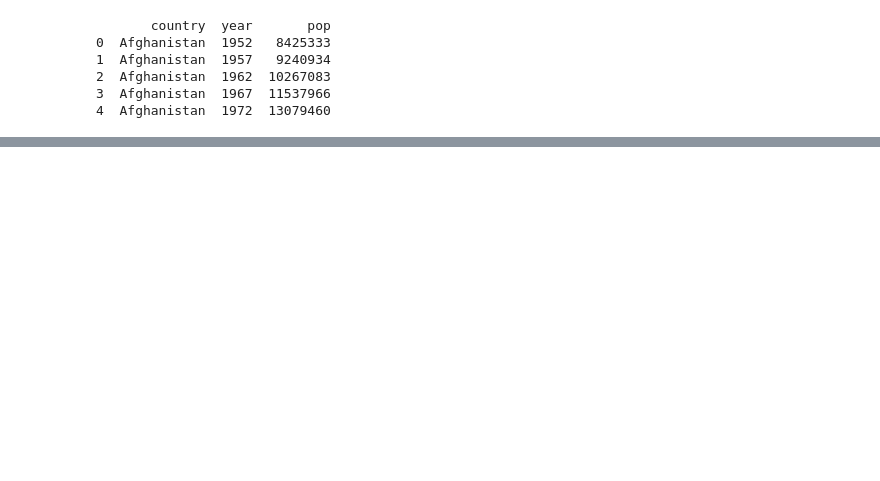
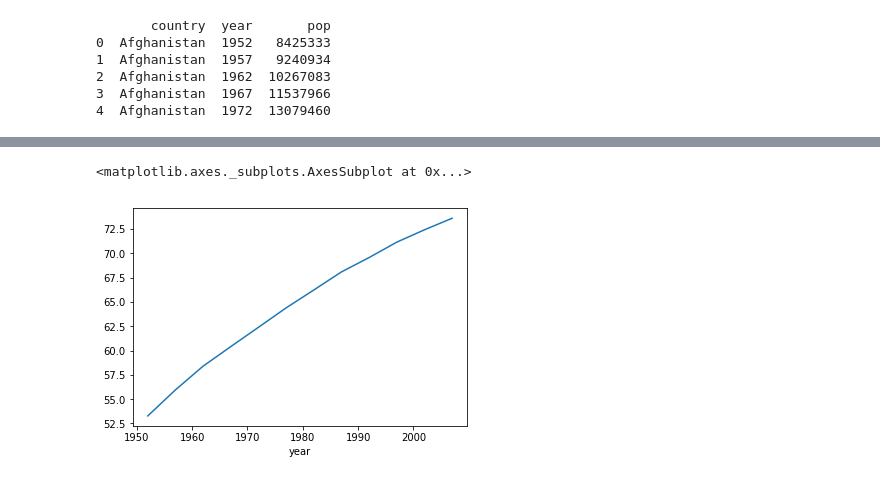
Before and after one commit to es99/notebooks, a Jupyter notebook: Capítulo1.ipynb, the cells around one changed output, grey strips where cells are left out. Saved outputs shown, nothing was run; the diff lists cells and outputs as text; code cells hidden in the pictures; blank space fills up the shorter version.

```diff
--- a/Capítulo1.ipynb
+++ b/Capítulo1.ipynb
@@ -428,0 +428,4 @@ df.iloc[:, ::].head() #exibe todas as linhas e colunas, equivalente a [:]
+# %%
+dadosAmerica = df.loc[df['continent'] == 'Americas']
+# %%
+media_anual_lifeExpec_America = dadosAmerica.groupby('year')['lifeExp'].mean()
@@ -428,0 +449,5 @@ df.iloc[:, ::].head() #exibe todas as linhas e colunas, equivalente a [:]
+# %%
+media_anual_lifeExpec_America.plot()
+# %% [output]
+<matplotlib.axes._subplots.AxesSubplot at 0x...>
+[figure, added]
```
Also changed, not shown: parts of 73 cells of this notebook.
